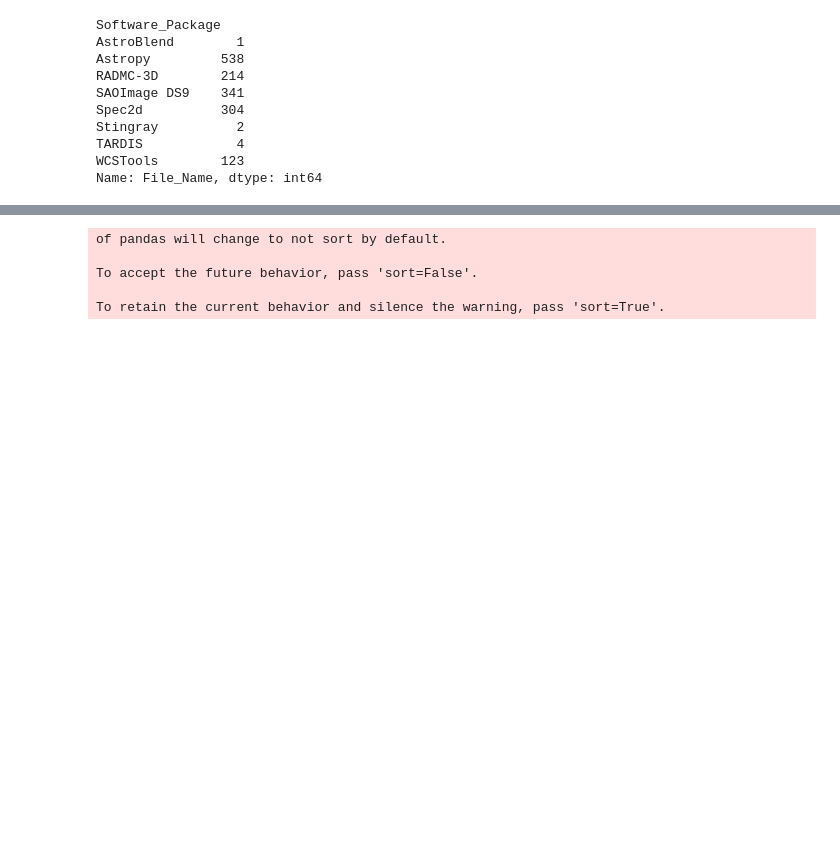
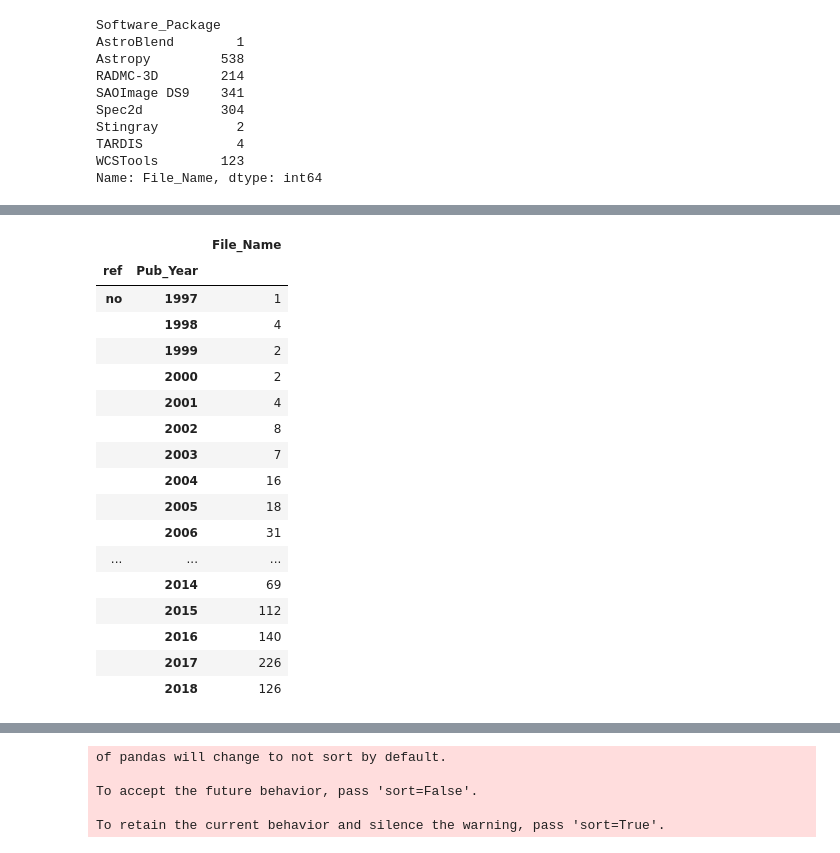
Before and after one commit to CfA-Library/Cite_Astro_Software, a Jupyter notebook: Citation_Study_2019/XML_SEARCH/XML_ANALYSIS/XML_ANALYSIS_061019/XML_FINAL_ANALYSIS_061019.ipynb, the cells around one changed output, grey strips where cells are left out. Cells and saved outputs as stored; diff of their text form; code cells hidden in the pictures; blank space fills up the shorter version.

```diff
--- a/Citation_Study_2019/XML_SEARCH/XML_ANALYSIS/XML_ANALYSIS_061019/XML_FINAL_ANALYSIS_061019.ipynb
+++ b/Citation_Study_2019/XML_SEARCH/XML_ANALYSIS/XML_ANALYSIS_061019/XML_FINAL_ANALYSIS_061019.ipynb
@@ -159,0 +262,26 @@ XML_unique_id
+# %%
+# Total number of unique papers with software aliases in the references section by year
+
+
+XML_unique_paper_ref_year = pd.DataFrame(XML_results.groupby(['ref', 'Pub_Year'])['File_Name'].nunique())
+XML_unique_paper_ref_year.to_csv("XML_unique_paper_ref_year_061019.csv")
+XML_unique_paper_ref_year
+# %% [output]
+|  |  | File_Name |
+| ref | Pub_Year |  |
+| no | 1997 | 1 |
+|  | 1998 | 4 |
+|  | 1999 | 2 |
+|  | 2000 | 2 |
+|  | 2001 | 4 |
+|  | 2002 | 8 |
+|  | 2003 | 7 |
+|  | 2004 | 16 |
+|  | 2005 | 18 |
+|  | 2006 | 31 |
+| ... | ... | ... |
+|  | 2014 | 69 |
+|  | 2015 | 112 |
+|  | 2016 | 140 |
+|  | 2017 | 226 |
+|  | 2018 | 126 |
```
Also changed, not shown: parts of 12 cells of this notebook.
